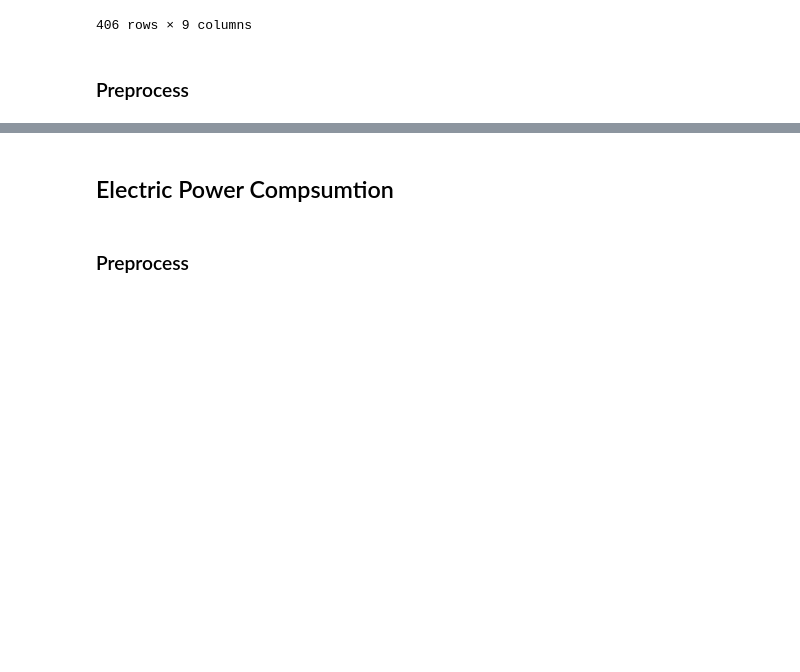
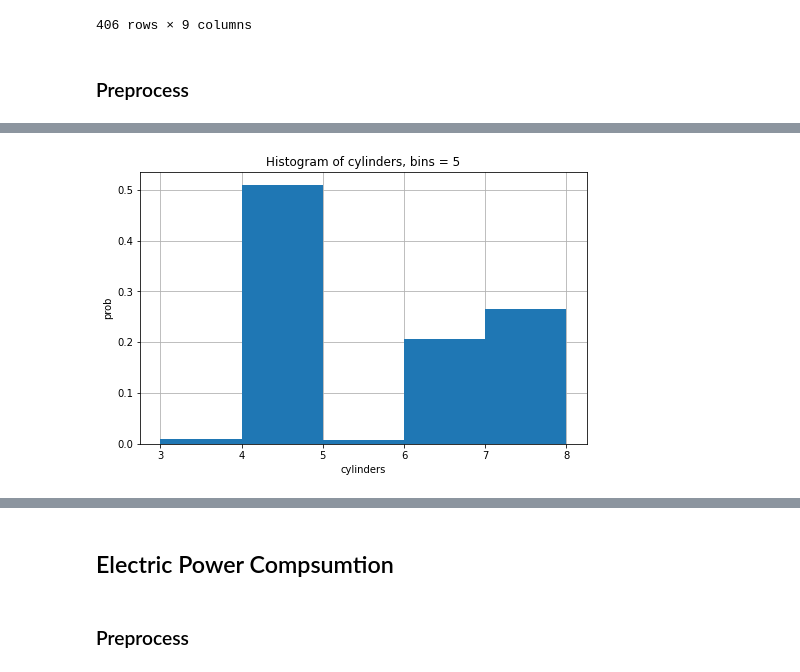
Before and after one commit to IrisStream/data-visualization, a Jupyter notebook: Lab3/sources/main.ipynb, the cells around one changed output, grey strips where cells are left out. Cells and saved outputs as stored; diff of their text form; code cells hidden in the pictures; blank space fills up the shorter version.

```diff
--- a/Lab3/sources/main.ipynb
+++ b/Lab3/sources/main.ipynb
@@ -87,0 +136,5 @@ car_mpg.head(30)
+# %%
+# cylinders
+draw_hist('cylinders', bins=5)
+# %% [output]
+[figure, added]
```
Also changed, not shown: parts of 33 cells of this notebook.
